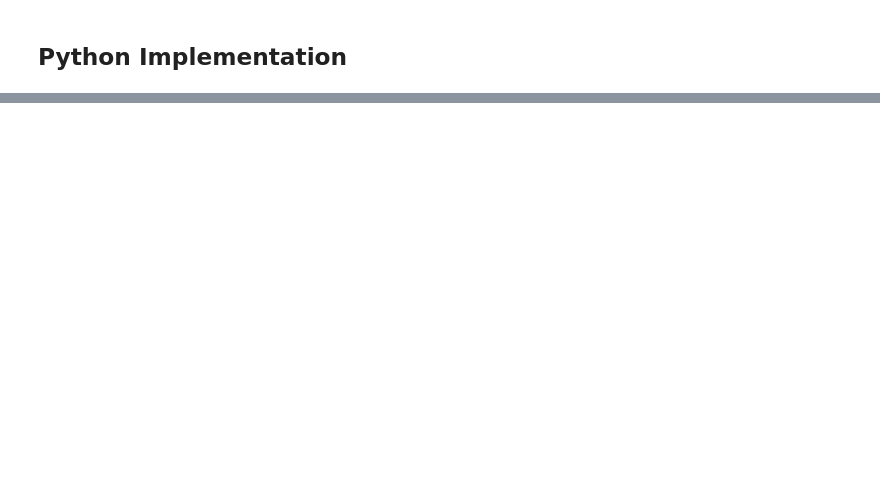
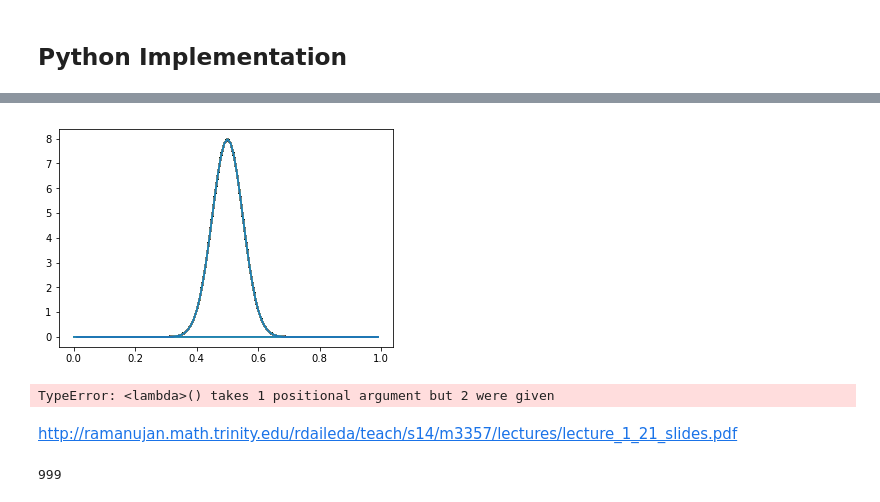
Before and after one commit to andrewdnolan/AdvDiff, a Jupyter notebook: notebooks/Advection_1D.ipynb, the cells around one changed output, grey strips where cells are left out. Cells and saved outputs as stored; diff of their text form; code cells hidden in the pictures; blank space fills up the shorter version.

```diff
--- a/notebooks/Advection_1D.ipynb
+++ b/notebooks/Advection_1D.ipynb
@@ -84,24 +94,41 @@ def gauss(x, σ = 0.05, μ = 0.5):
     σ -- σ^2 is the variance
     μ -- Mean (i.e. center)
     '''
-    return 1./(σ*(2*np.pi)**2)*np.exp(-0.5*((x-μ)/σ)**2)
+    return 1./(σ*(2*np.pi)**0.5)*np.exp(-0.5*((x-μ)/σ)**2)
 
 ########################################################
 #################   Init. Constant   ###################
 ########################################################
-a  = 3e-6                  # wave speed
+a  = 3                     # wave speed
 L  = 1.                    # Domain Length
 nx = 100                   # Num. grid cells
 dx = L/(nx-1)              # grid spacing
 
-nt = 100                   # Num time steps
+nt = 1000                   # Num time steps
 σ  = .75                   # courant number
-dt = (σ*dx)**2/κ           # time step
+dt = 2e-3 #(σ*dx)**2/a           # time step
 
 ########################################################
 ##################   Init. Domain   ####################
 ########################################################
-r  = (κ*dt)/(2*dx**2)      # matrix const.
 x  = np.linspace(dx,L,nx)  # spatial grid
 u  = np.zeros((5,nx,nt+1)) # (num methods) X (nx) X (nt)
 u[:,:,0] = gauss(x)        # init. condition
+
+for j in range(1,nt):
+    for i in range(1,nx-1):
+        # FTCS (0)
+        u[0,i,j+1] = u[0,i,j] - ((dt*a)/(dx*2)) * (u[0,i+1,j] - u[0,i-1,j])
+        # Up-wind (1)
+        u[1,i,j+1] = u[1,i,j] - ((dt*a)/dx)* (u[1,i,j] - u[1,i-1,j])
+        # Lax-Wendroff (2)
+        u[2,i,j+1] = u[2,i,j] - ((dt*a)/(dx*2))* (u[2,i+1,j] - u[2,i-1,j]) + ((dt*a)**2/(2*dx**2))*(u[2,i+1,j] - 2*u[2,i,j] + u[2,i-1,j])
+        # Beam-Splitting (3)
+        u[3,i,j+1] = u[3,i,j] - ((dt*a)/(dx*2))* (3*u[3,i,j] - 4*u[3,i-1,j] + u[3,i-2,j]) + ((dt*a)**2/(2*dx**2))*(u[3,i,j] - 2*u[3,i-1,j] + u[3,i-2,j])
+
+    #Anlytical (4)
+    u[4,:,j] = gauss(x-a*(j*dt))        # init. condition
+
+
+    u[:,0,j+1]  = u[:,-2,j+1]
+    u[:,-1,j+1]  = u[:,1,j+1]
@@ -107,0 +173,30 @@ u[:,:,0] = gauss(x)        # init. condition
+# %%
+test= lambda x,t : (1/(σ*(2*np.pi)**0.5)) * np.exp(-0.5*(((x -a*t)-μ)/σ)**2)
+
+for j in np.linspace(1,nt*dt,nt):
+    x = x % L
+    new = gauss(x) + gauss(x)
+    plt.plot(x,gauss(x))
+# %% [output]
+[figure, added]
+# %%
+def periodically_continued(a, b):
+    interval = b - a
+    return lambda f: lambda x,j: f((x - a) % interval + a)
+
+@periodically_continued(-1, 1)
+def f(x,j):
+    σ = 0.05
+    μ = 0.5
+    a = 3
+    return (1/(σ*(2*np.pi)**0.5)) * np.exp(-0.5*(((x-a*j)-μ)/σ)**2)
+
+assert f(2.5,9) == 0.5
+# %% [output]
+TypeError: <lambda>() takes 1 positional argument but 2 were given
+# %% [markdown]
+http://ramanujan.math.trinity.edu/rdaileda/teach/s14/m3357/lectures/lecture_1_21_slides.pdf
+# %%
+t
+# %% [output]
+999
```
Also changed, not shown: parts of 8 cells of this notebook, 2 other files.
